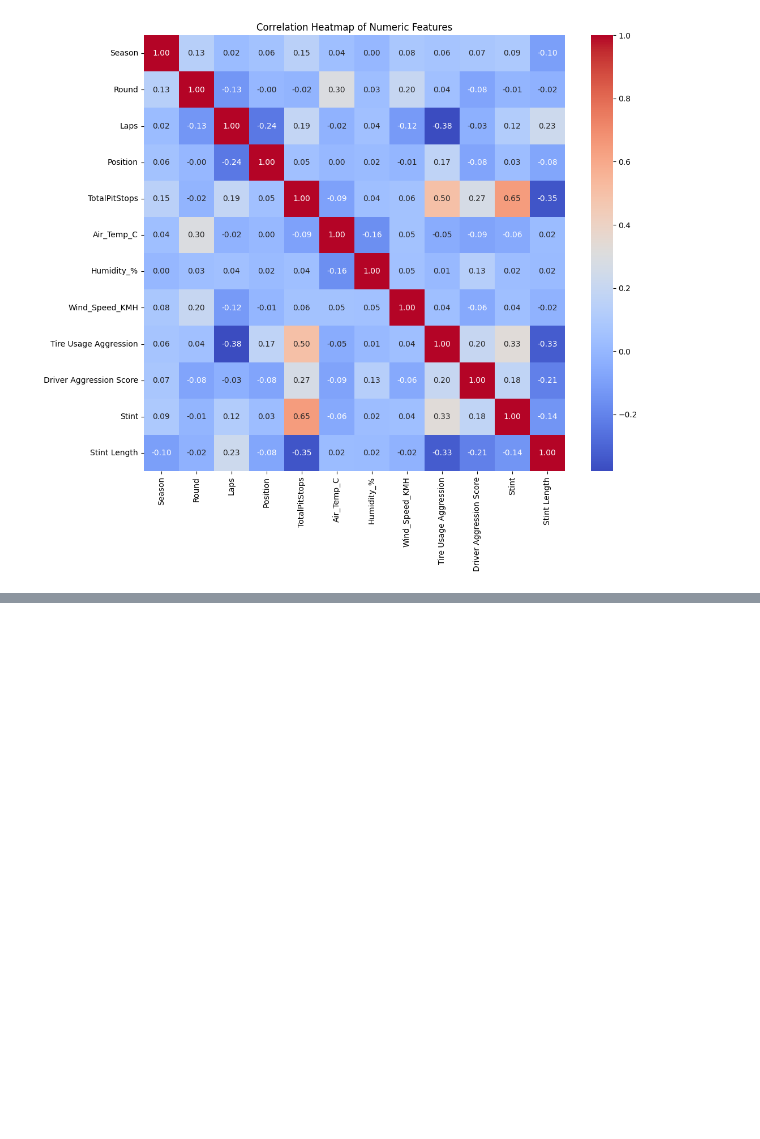
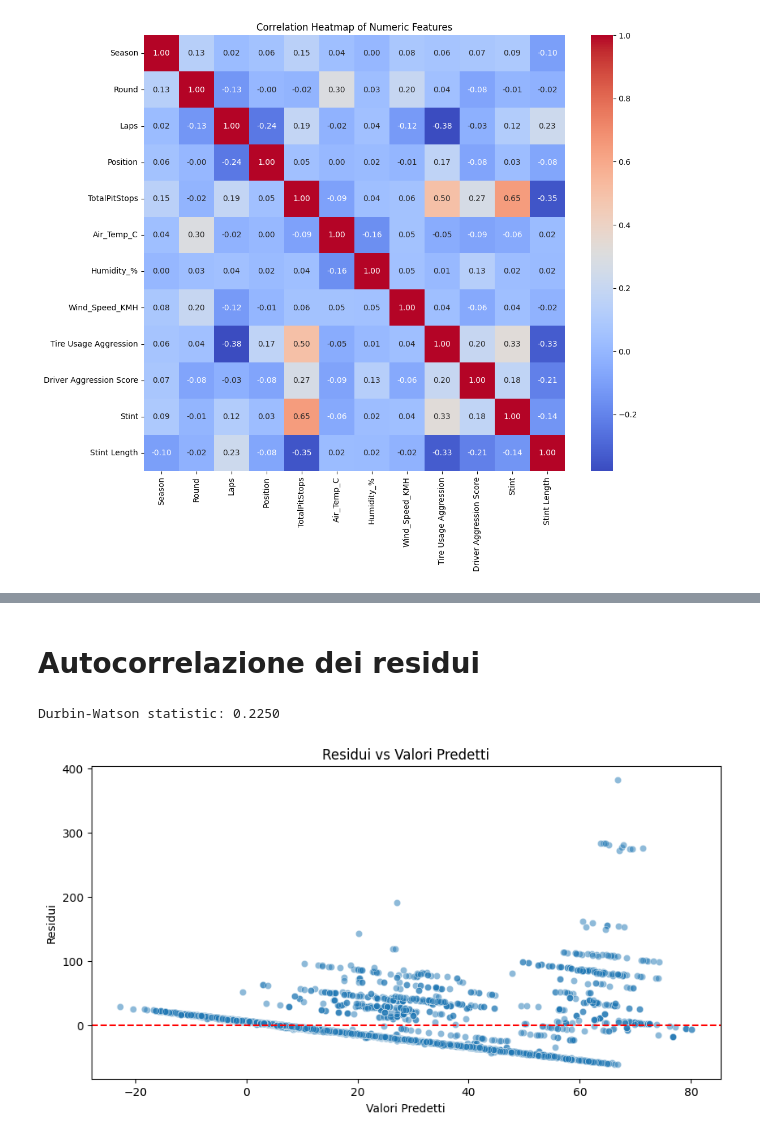
Before and after one commit to aminb00/StatisticalLearningProject, a Jupyter notebook: DataPreparation.ipynb, the cells around one changed output, grey strips where cells are left out. Drawn from its saved outputs; the diff is of its cells as text; code cells hidden in the pictures; blank space fills up the shorter version.

```diff
--- a/DataPreparation.ipynb
+++ b/DataPreparation.ipynb
@@ -235,0 +524,21 @@ plt.show()
+# %% [markdown]
+# Autocorrelazione dei residui
+# %%
+from statsmodels.stats.stattools import durbin_watson
+
+dw = durbin_watson(residuals)
+print(f'Durbin-Watson statistic: {dw:.4f}')
+# %% [output]
+Durbin-Watson statistic: 0.2250
+# %%
+fitted_vals = results.fittedvalues
+
+plt.figure(figsize=(10,5))
+sns.scatterplot(x=fitted_vals, y=residuals, alpha=0.5)
+plt.axhline(0, color='red', linestyle='--')
+plt.xlabel('Valori Predetti')
+plt.ylabel('Residui')
+plt.title('Residui vs Valori Predetti')
+plt.show()
+# %% [output]
+[figure, added]
```
Also changed, not shown: parts of 14 cells of this notebook.
